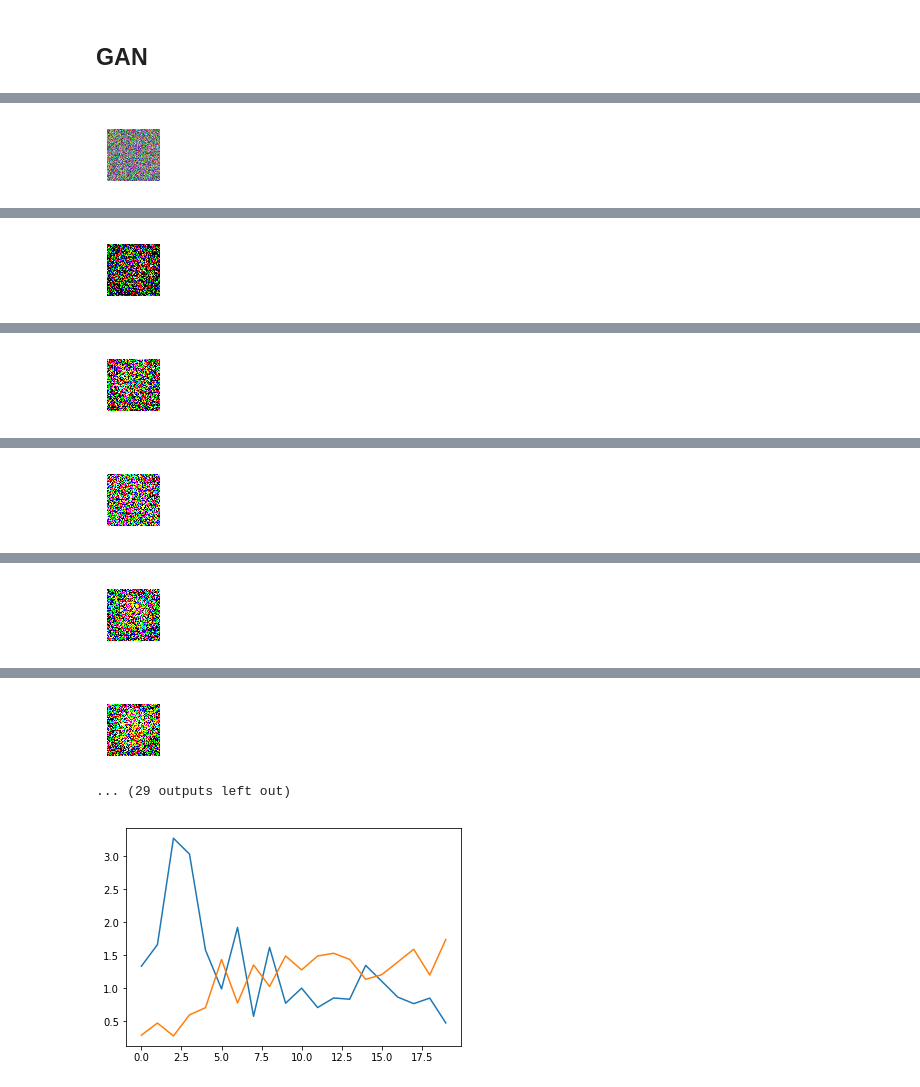
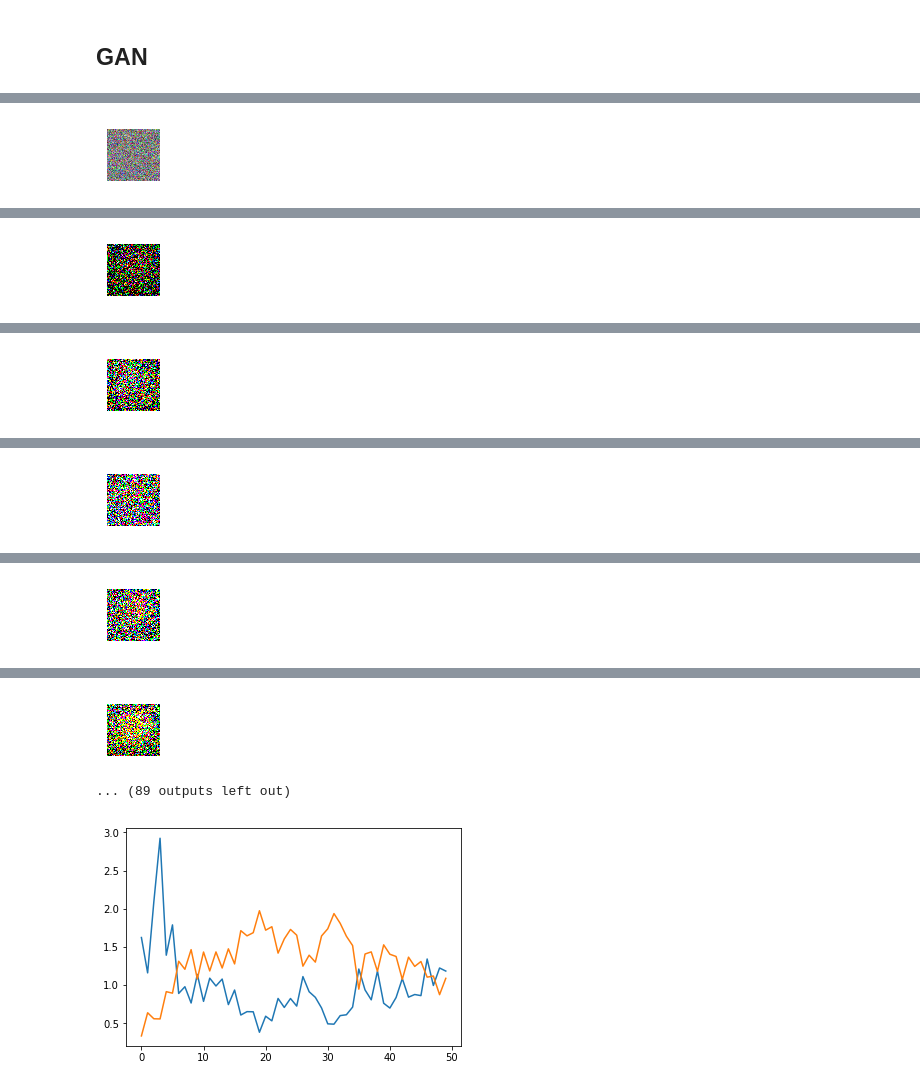
Before and after one commit to tingwenbao/W266-NLP-Final-Project-Text-to-Image-Synthesis-with-GAN, a Jupyter notebook: Dataset_Exploration .ipynb, the cells around one changed output, grey strips where cells are left out. Cells and saved outputs as stored; diff of their text form; code cells hidden in the pictures.

```diff
--- a/Dataset_Exploration .ipynb
+++ b/Dataset_Exploration .ipynb
@@ -124,7 +124,7 @@ sess.run(tf.global_variables_initializer())
 D_loss_c = []
 G_loss_c = []
 
-for it in range(2000):
+for it in range(5000):
     if (first+mb_size <= len(X)) :
         x_input = X[first: first+mb_size, ]
     else :
@@ -160,5 +160,5 @@ G_loss: 0.2917
 ()
-[figure, old version]
+[figure, new version]
 (0, 12288)
 16
 (16, 12288)
@@ -168,5 +168,5 @@ G_loss: 0.4748
 ()
-[figure, old version]
+[figure, new version]
 (0, 12288)
 16
 (16, 12288)
@@ -200,9 +200,9 @@ G_loss: 1.436
 ()
 [figure]
-... (29 outputs left out)
+... (89 outputs left out)
 # %%
 plt.plot(D_loss_c)
 plt.plot(G_loss_c)
 plt.show()
 # %% [output]
-[figure, old version]
+[figure, new version]
```
Also changed, not shown: parts of 1 cell of this notebook, 2 other files.
